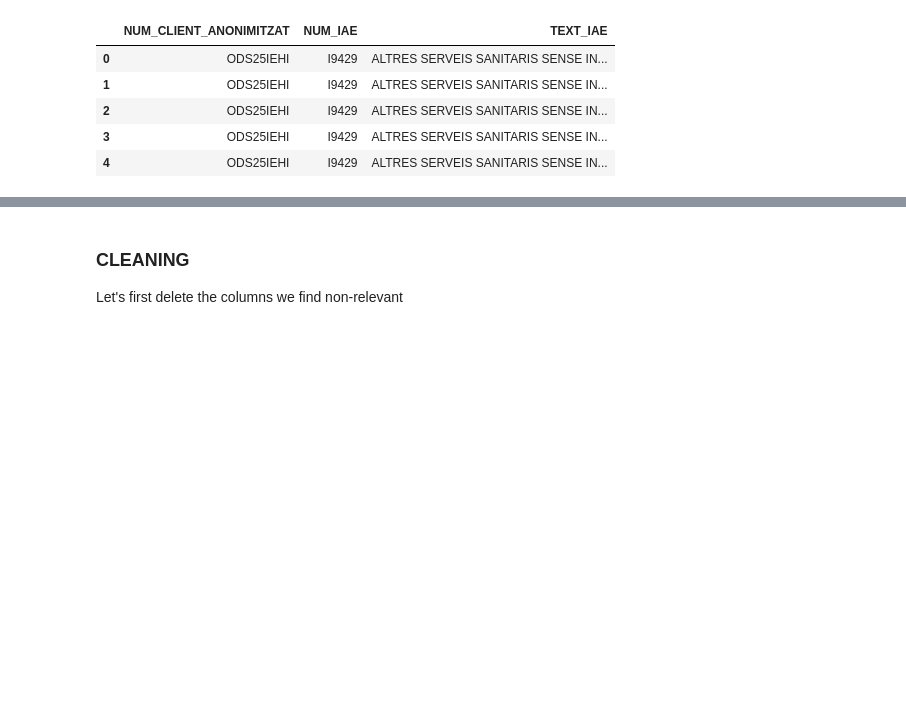
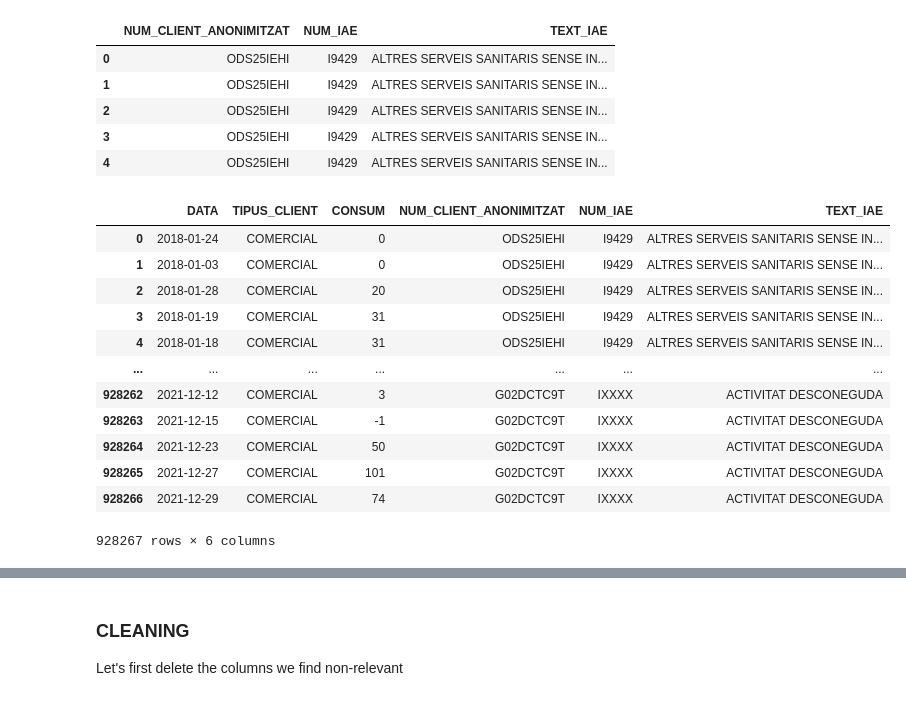
Before and after one commit to viladehack/DataScience, a Jupyter notebook: ViladeHack_2022_v2.ipynb, the cells around one changed output, grey strips where cells are left out. Drawn from its saved outputs; the diff is of its cells as text; code cells hidden in the pictures; blank space fills up the shorter version.

```diff
--- a/ViladeHack_2022_v2.ipynb
+++ b/ViladeHack_2022_v2.ipynb
@@ -135,3 +137,20 @@ month.head()
 | 4 | ODS25IEHI | I9429 | ALTRES SERVEIS SANITARIS SENSE IN... |
 # %%
 month = month.drop_duplicates()
+# %%
+df = pd.merge(df_day, month, on=['NUM_CLIENT_ANONIMITZAT'])
+df
+# %% [output]
+|  | DATA | TIPUS_CLIENT | CONSUM | NUM_CLIENT_ANONIMITZAT | NUM_IAE | TEXT_IAE |
+| 0 | 2018-01-24 | COMERCIAL | 0 | ODS25IEHI | I9429 | ALTRES SERVEIS SANITARIS SENSE IN... |
+| 1 | 2018-01-03 | COMERCIAL | 0 | ODS25IEHI | I9429 | ALTRES SERVEIS SANITARIS SENSE IN... |
+| 2 | 2018-01-28 | COMERCIAL | 20 | ODS25IEHI | I9429 | ALTRES SERVEIS SANITARIS SENSE IN... |
+| 3 | 2018-01-19 | COMERCIAL | 31 | ODS25IEHI | I9429 | ALTRES SERVEIS SANITARIS SENSE IN... |
+| 4 | 2018-01-18 | COMERCIAL | 31 | ODS25IEHI | I9429 | ALTRES SERVEIS SANITARIS SENSE IN... |
+| ... | ... | ... | ... | ... | ... | ... |
+| 928262 | 2021-12-12 | COMERCIAL | 3 | G02DCTC9T | IXXXX | ACTIVITAT DESCONEGUDA |
+| 928263 | 2021-12-15 | COMERCIAL | -1 | G02DCTC9T | IXXXX | ACTIVITAT DESCONEGUDA |
+| 928264 | 2021-12-23 | COMERCIAL | 50 | G02DCTC9T | IXXXX | ACTIVITAT DESCONEGUDA |
+| 928265 | 2021-12-27 | COMERCIAL | 101 | G02DCTC9T | IXXXX | ACTIVITAT DESCONEGUDA |
+| 928266 | 2021-12-29 | COMERCIAL | 74 | G02DCTC9T | IXXXX | ACTIVITAT DESCONEGUDA |
+928267 rows × 6 columns
```
Also changed, not shown: parts of 19 cells of this notebook, 2 other files.
